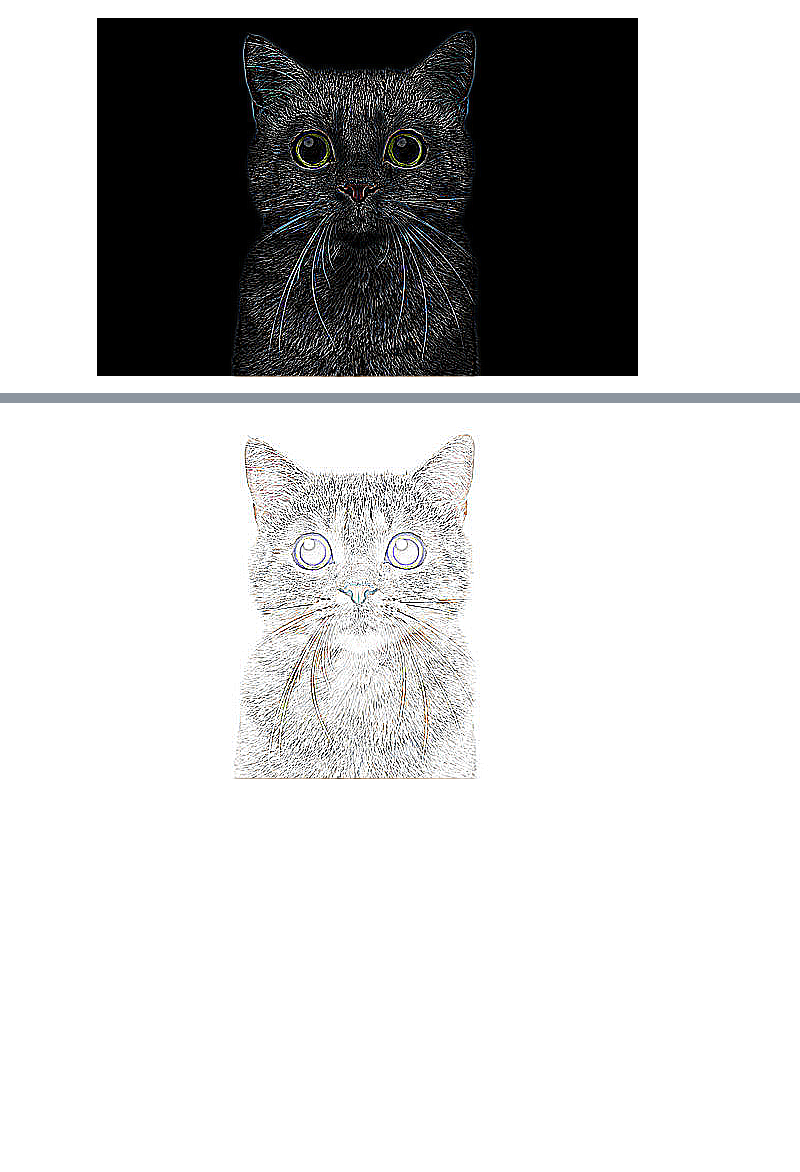
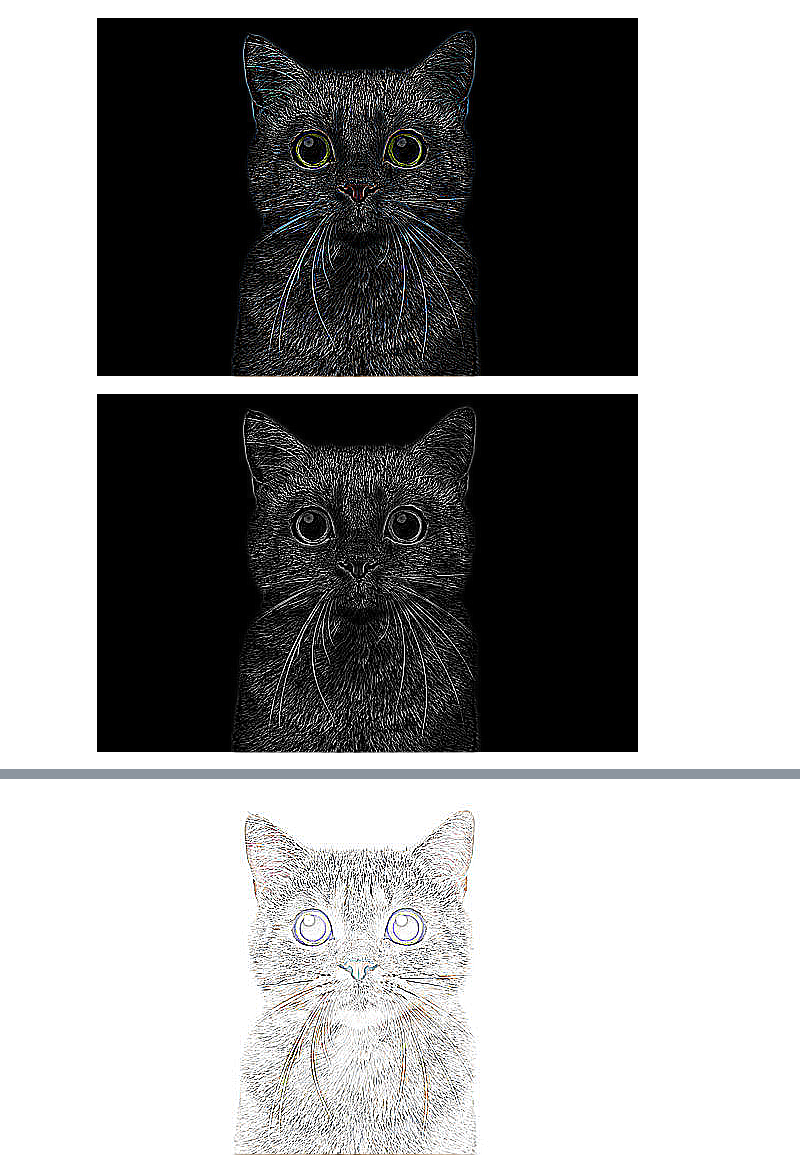
Before and after one commit to shimaabadi/BENGR310, a Jupyter notebook: image_processing.ipynb, the cells around one changed output, grey strips where cells are left out. Saved outputs shown, nothing was run; the diff lists cells and outputs as text; code cells hidden in the pictures; blank space fills up the shorter version.

```diff
--- a/image_processing.ipynb
+++ b/image_processing.ipynb
@@ -57,3 +57,8 @@ edge_image = image.filter(ImageFilter.FIND_EDGES)
 edge_image
 # %% [output]
 [figure]
+# %%
+gray_edge_image = edge_image.convert('L')
+gray_edge_image
+# %% [output]
+[figure, added]
```
Also changed, not shown: parts of 6 cells of this notebook.
